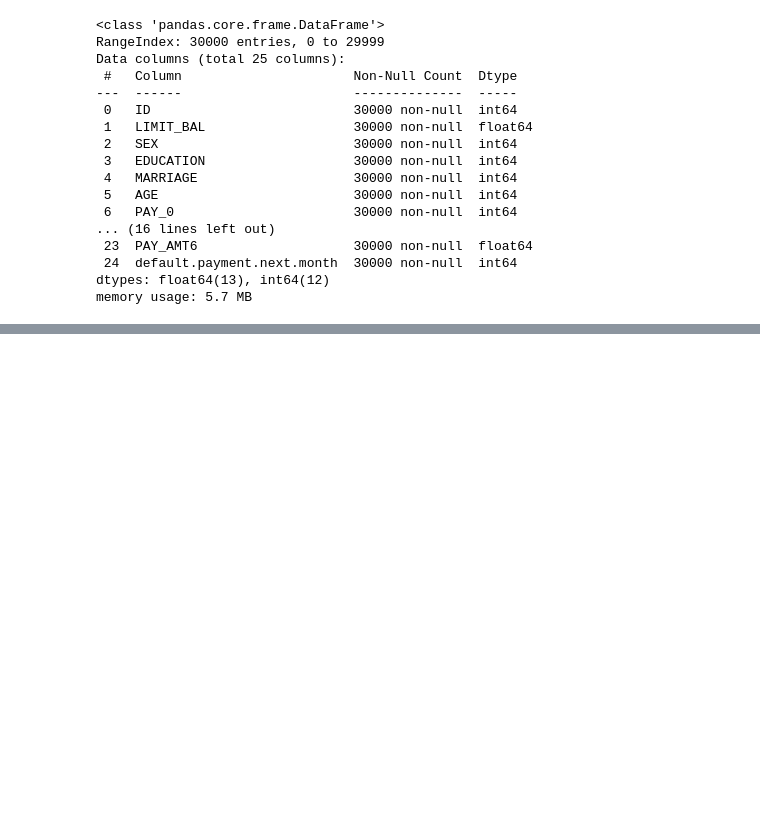
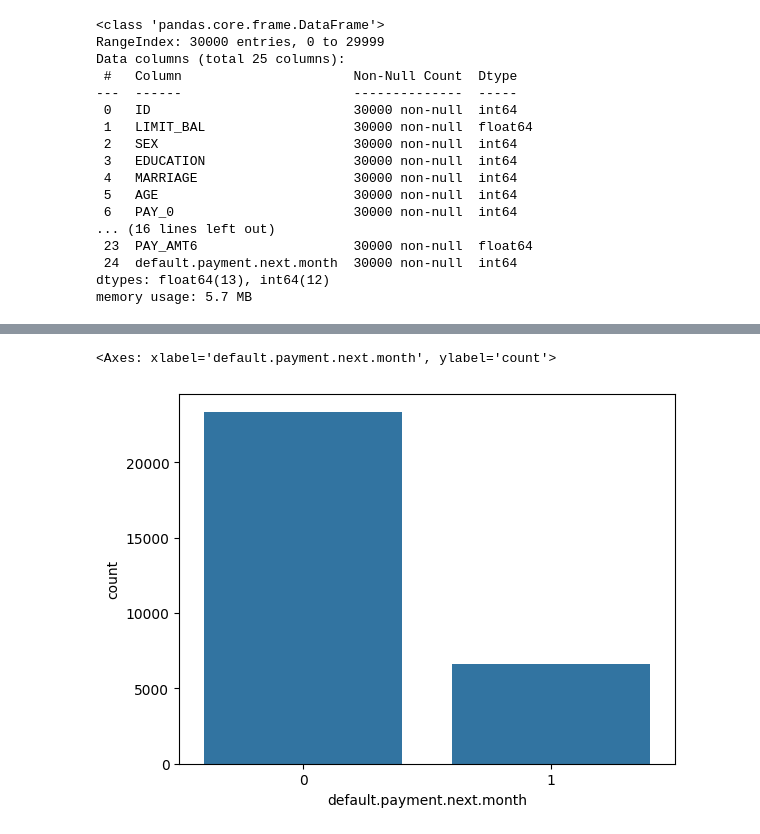
Before and after one commit to shaloy-lewis/credit-card-default-prediction, a Jupyter notebook: experiment/experiments.ipynb, the cells around one changed output, grey strips where cells are left out. Cells and saved outputs as stored; diff of their text form; code cells hidden in the pictures; blank space fills up the shorter version.

```diff
--- a/experiment/experiments.ipynb
+++ b/experiment/experiments.ipynb
@@ -40,0 +194,5 @@ memory usage: 5.7 MB
+# %%
+sns.countplot(data=df,x=target_feature[0])
+# %% [output]
+<Axes: xlabel='default.payment.next.month', ylabel='count'>
+[figure, added]
```
Also changed, not shown: parts of 31 cells of this notebook.
